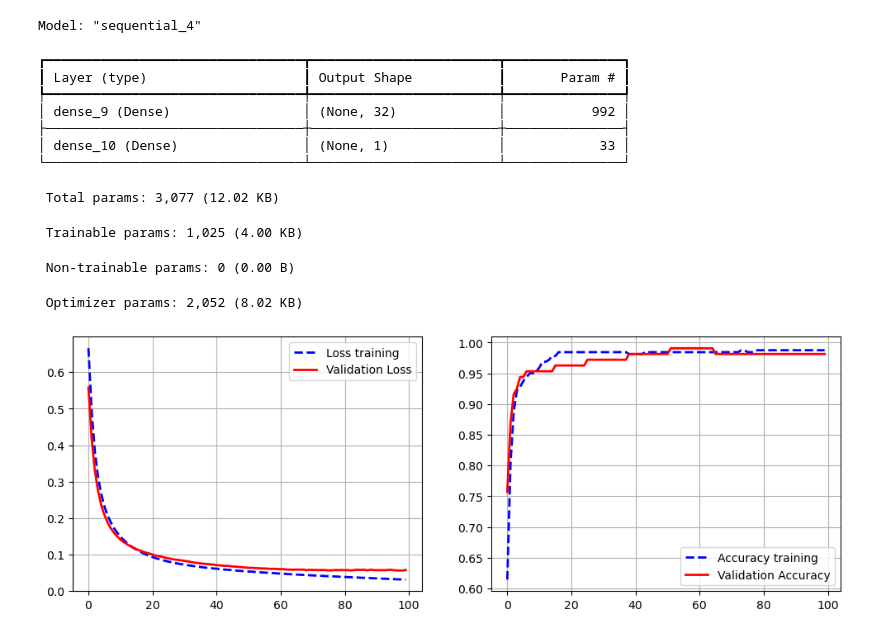
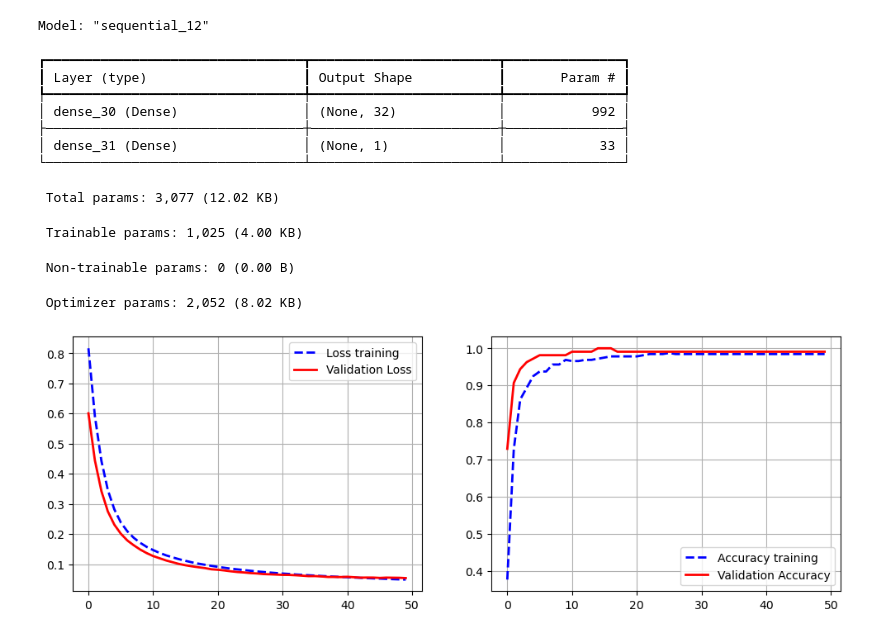
Before and after one commit to taesaksit/Neural-Network, a Jupyter notebook: Overfiting vs Generalize.ipynb, the cells around one changed output. Drawn from its saved outputs; the diff is of its cells as text; code cells hidden in the pictures.

```diff
--- a/Overfiting vs Generalize.ipynb
+++ b/Overfiting vs Generalize.ipynb
@@ -94,40 +94,40 @@ model.compile(loss='binary_crossentropy',
               optimizer='adam',
               metrics=['accuracy'])
 
-callback = EarlyStopping(monitor='loss',patience=3)
+callback = EarlyStopping(monitor='loss',patience=1)
 history = model.fit(X_train , y_train ,
-         epochs=100,
+         epochs=50,
          batch_size=32,
          verbose=0,
          validation_split=.25,
          callbacks=[callback])
 
 model.summary()
 
 plt.figure(figsize=(12,4))
 plt.subplot(121)
 plt.plot(history.history['loss'] , '--' , c='b' , lw=2 , label='Loss training')
 plt.plot(history.history['val_loss'] , '-' , c='r' , lw=2 , label='Validation Loss')
 plt.grid()
 plt.legend()
 
 plt.subplot(122)
 plt.plot(history.history['accuracy'] , '--' , c='b' , lw=2 , label='Accuracy training')
 plt.plot(history.history['val_accuracy'] , '-' , c='r' , lw=2 , label='Validation Accuracy')
 plt.grid()
 plt.legend()
 plt.show()
 # %% [output]
-Model: "sequential_4"
+Model: "sequential_12"
 ┏━━━━━━━━━━━━━━━━━━━━━━━━━━━━━━━━━┳━━━━━━━━━━━━━━━━━━━━━━━━┳━━━━━━━━━━━━━━━┓
 ┃ Layer (type)                    ┃ Output Shape           ┃       Param # ┃
 ┡━━━━━━━━━━━━━━━━━━━━━━━━━━━━━━━━━╇━━━━━━━━━━━━━━━━━━━━━━━━╇━━━━━━━━━━━━━━━┩
-│ dense_9 (Dense)                 │ (None, 32)             │           992 │
+│ dense_30 (Dense)                │ (None, 32)             │           992 │
 ├─────────────────────────────────┼────────────────────────┼───────────────┤
-│ dense_10 (Dense)                │ (None, 1)              │            33 │
+│ dense_31 (Dense)                │ (None, 1)              │            33 │
 └─────────────────────────────────┴────────────────────────┴───────────────┘
  Total params: 3,077 (12.02 KB)
  Trainable params: 1,025 (4.00 KB)
  Non-trainable params: 0 (0.00 B)
  Optimizer params: 2,052 (8.02 KB)
-[figure, old version]
+[figure, new version]
```
Also changed, not shown: parts of 1 cell of this notebook.
